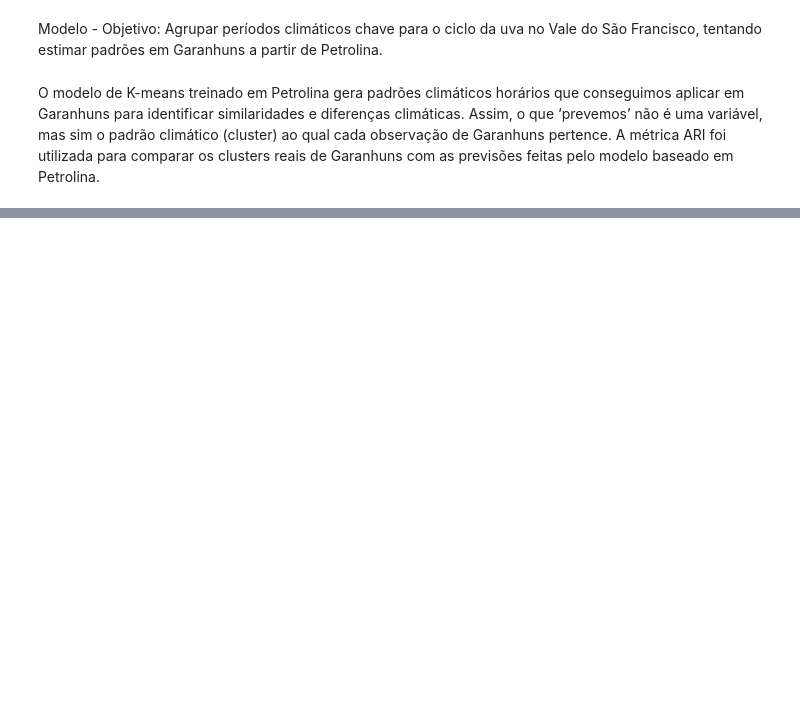
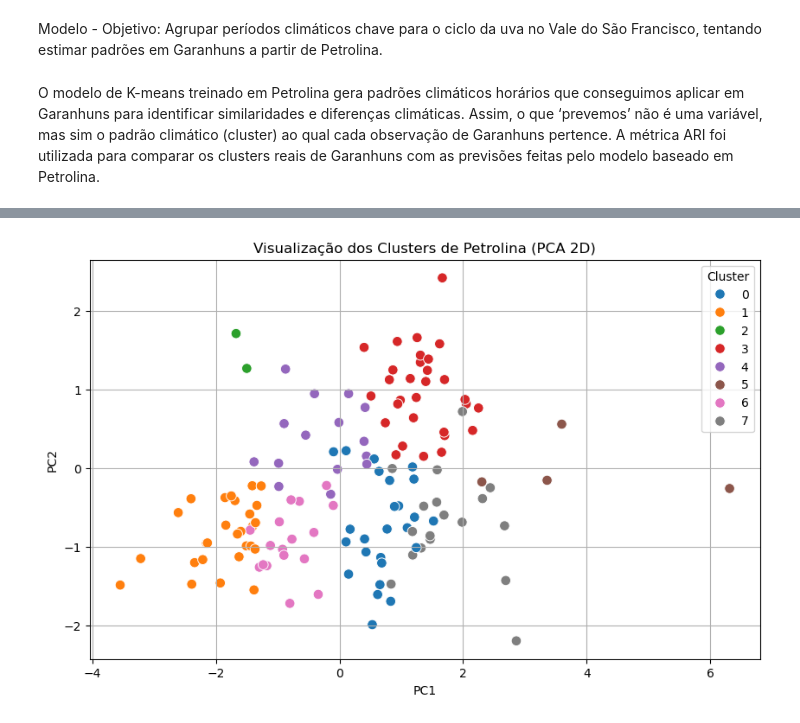
Before and after one commit to aguiarth/AVD-projeto, a Jupyter notebook: notebooks/02_modelagem.ipynb, the cells around one changed output, grey strips where cells are left out. Saved outputs shown, nothing was run; the diff lists cells and outputs as text; code cells hidden in the pictures; blank space fills up the shorter version.

```diff
--- a/notebooks/02_modelagem.ipynb
+++ b/notebooks/02_modelagem.ipynb
@@ -133,0 +395,27 @@ O modelo de K-means treinado em Petrolina gera padrões climáticos horários qu
+# %%
+from sklearn.decomposition import PCA
+
+# aplica PCA aos dados normalizados
+pca = PCA(n_components=2)
+pca_pet = pca.fit_transform(X_pet)
+
+df_pca = pd.DataFrame({
+    'PC1': pca_pet[:,0],
+    'PC2': pca_pet[:,1],
+    'cluster': df_pet_sem['cluster'].values
+})
+
+plt.figure(figsize=(10,6))
+sns.scatterplot(
+    data=df_pca,
+    x='PC1', y='PC2',
+    hue='cluster',
+    palette='tab10',
+    s=70
+)
+plt.title("Visualização dos Clusters de Petrolina (PCA 2D)")
+plt.grid(True)
+plt.legend(title='Cluster')
+plt.show()
+# %% [output]
+[figure, added]
```
Also changed, not shown: parts of 39 cells of this notebook.
